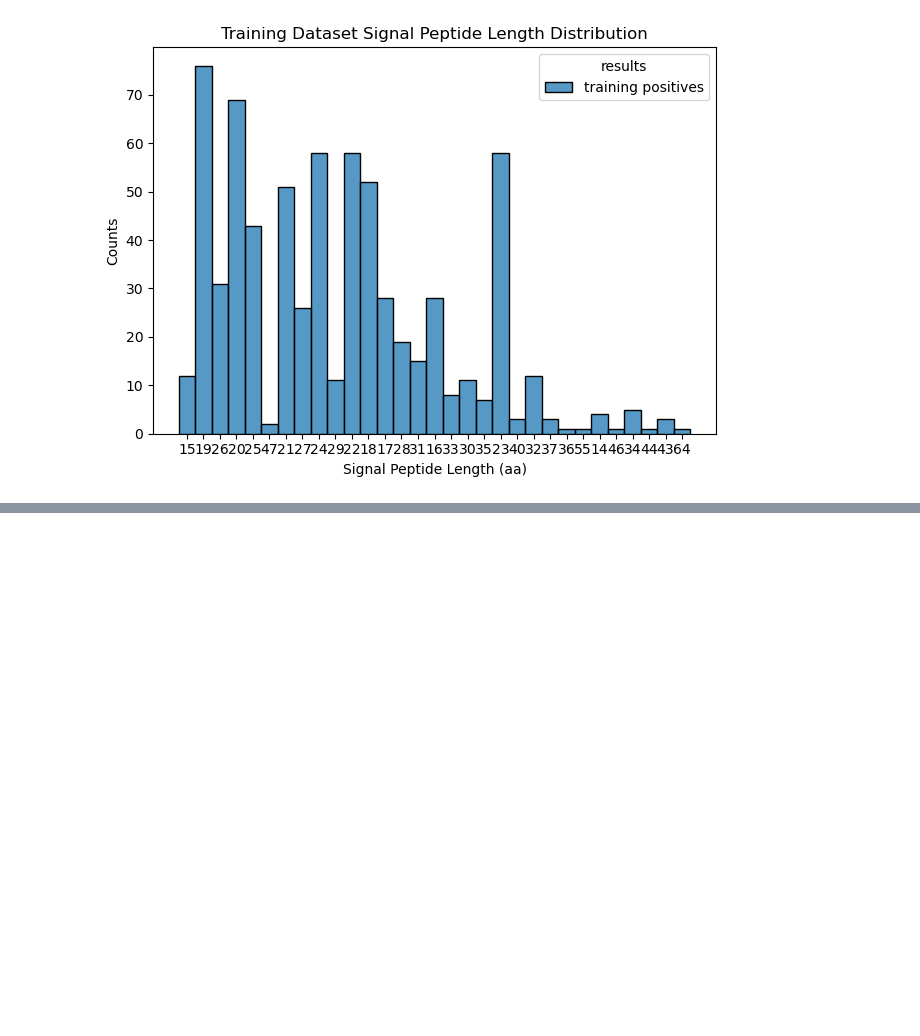
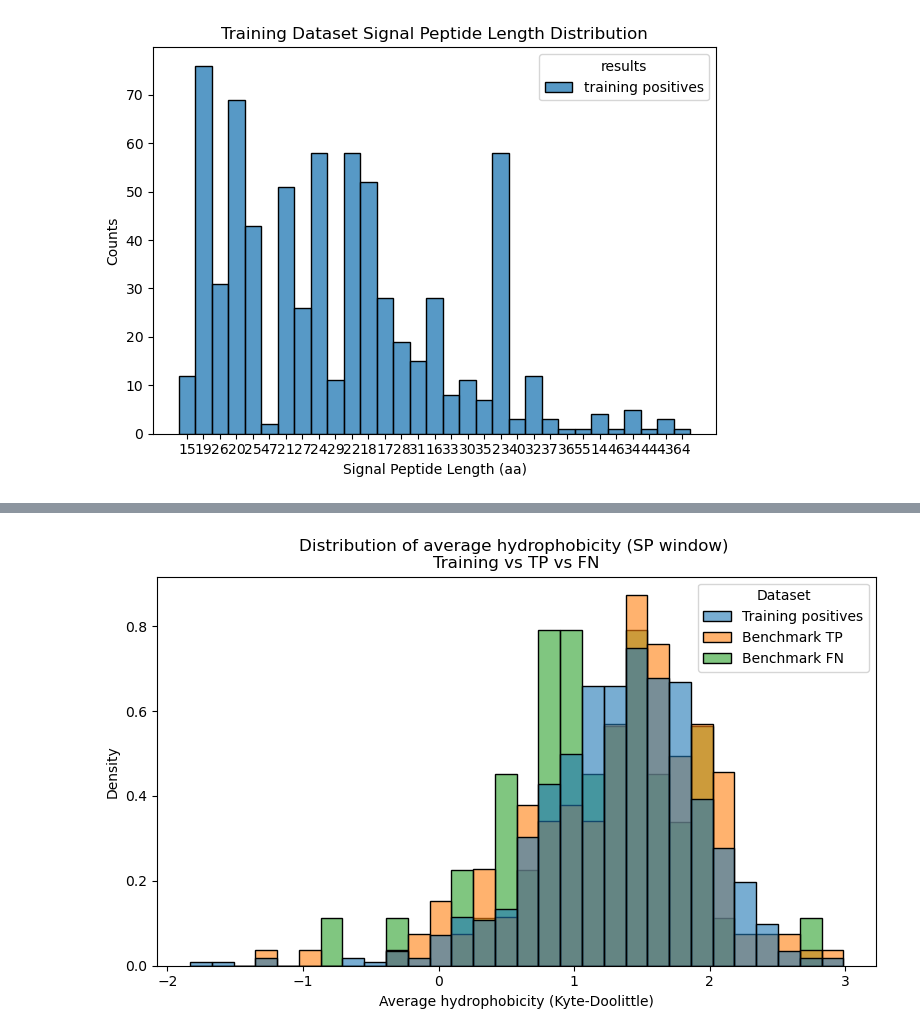
Before and after one commit to Anomalocaris98/LB2_project_group_9, a Jupyter notebook: Analysis of Results/Analysis_benchmark_results.ipynb, the cells around one changed output, grey strips where cells are left out. Cells and saved outputs as stored; diff of their text form; code cells hidden in the pictures; blank space fills up the shorter version.

```diff
--- a/Analysis of Results/Analysis_benchmark_results.ipynb
+++ b/Analysis of Results/Analysis_benchmark_results.ipynb
@@ -456,0 +454,74 @@ plt.show()
+# %%
+# Kyte-Doolittle hydrophobicity scale
+KD_SCALE = {
+    'A': 1.8,  'C': 2.5,  'D': -3.5, 'E': -3.5,
+    'F': 2.8,  'G': -0.4, 'H': -3.2,'I': 4.5,
+    'K': -3.9, 'L': 3.8,  'M': 1.9, 'N': -3.5,
+    'P': -1.6, 'Q': -3.5, 'R': -4.5,'S': -0.8,'T': -0.7, 'V': 4.2,  'W': -0.9,'Y': -1.3
+}
+
+def mean_hydrophobicity(seq, scale=KD_SCALE):
+    """
+    Ritorna l'idrofobicità media della sequenza
+    usando la scala fornita (di default Kyte-Doolittle).
+    Ignora i residui non presenti nella scala (es. X, B, Z).
+    """
+    vals = [scale[aa] for aa in seq if aa in scale]
+    if len(vals) == 0:
+        return np.nan
+    return np.mean(vals)
+
+# idrofobicità media per ogni finestra di sequenza
+hydro_train = [mean_hydrophobicity(s) for s in pos_train_seq]
+hydro_tp    = [mean_hydrophobicity(s) for s in list_benchmark_tp]
+hydro_fn    = [mean_hydrophobicity(s) for s in list_benchmark_fn]
+
+# Costruisco un unico DataFrame con una colonna 'Dataset'
+df_hydro = pd.DataFrame({
+    "Hydrophobicity": hydro_train + hydro_tp + hydro_fn,
+    "Dataset": (["Training positives"] * len(hydro_train) +
+                ["Benchmark TP"]      * len(hydro_tp) +
+                ["Benchmark FN"]      * len(hydro_fn))
+})
+
+# Rimuovo eventuali NaN
+df_hydro = df_hydro.dropna()
+
+# idrofobicità media per ogni finestra di sequenza
+hydro_train = [mean_hydrophobicity(s) for s in pos_train_seq]
+hydro_tp    = [mean_hydrophobicity(s) for s in list_benchmark_tp]
+hydro_fn    = [mean_hydrophobicity(s) for s in list_benchmark_fn]
+
+# Costruisco un unico DataFrame con una colonna 'Dataset'
+df_hydro = pd.DataFrame({
+    "Hydrophobicity": hydro_train + hydro_tp + hydro_fn,
+    "Dataset": (["Training positives"] * len(hydro_train) +
+                ["Benchmark TP"]      * len(hydro_tp) +
+                ["Benchmark FN"]      * len(hydro_fn))
+})
+
+# Rimuovo eventuali NaN
+df_hydro = df_hydro.dropna()
+
+plt.figure(figsize=(8,5))
+sns.histplot(
+    multiple="layer",
+    alpha=0.6,
+    data=df_hydro,
+    x="Hydrophobicity",
+    hue="Dataset",
+    #kde=True,
+    stat="density",
+    common_norm=False,
+    bins=30
+
+)
+
+plt.title("Distribution of average hydrophobicity (SP window) \nTraining vs TP vs FN")
+plt.xlabel("Average hydrophobicity (Kyte-Doolittle)")
+plt.ylabel("Density")
+plt.tight_layout()
+plt.savefig("hydrophobicity_distribution_all.png", dpi=300)
+plt.show()
+# %% [output]
+[figure, added]
```
Also changed, not shown: parts of 11 cells of this notebook, 3 other files.
